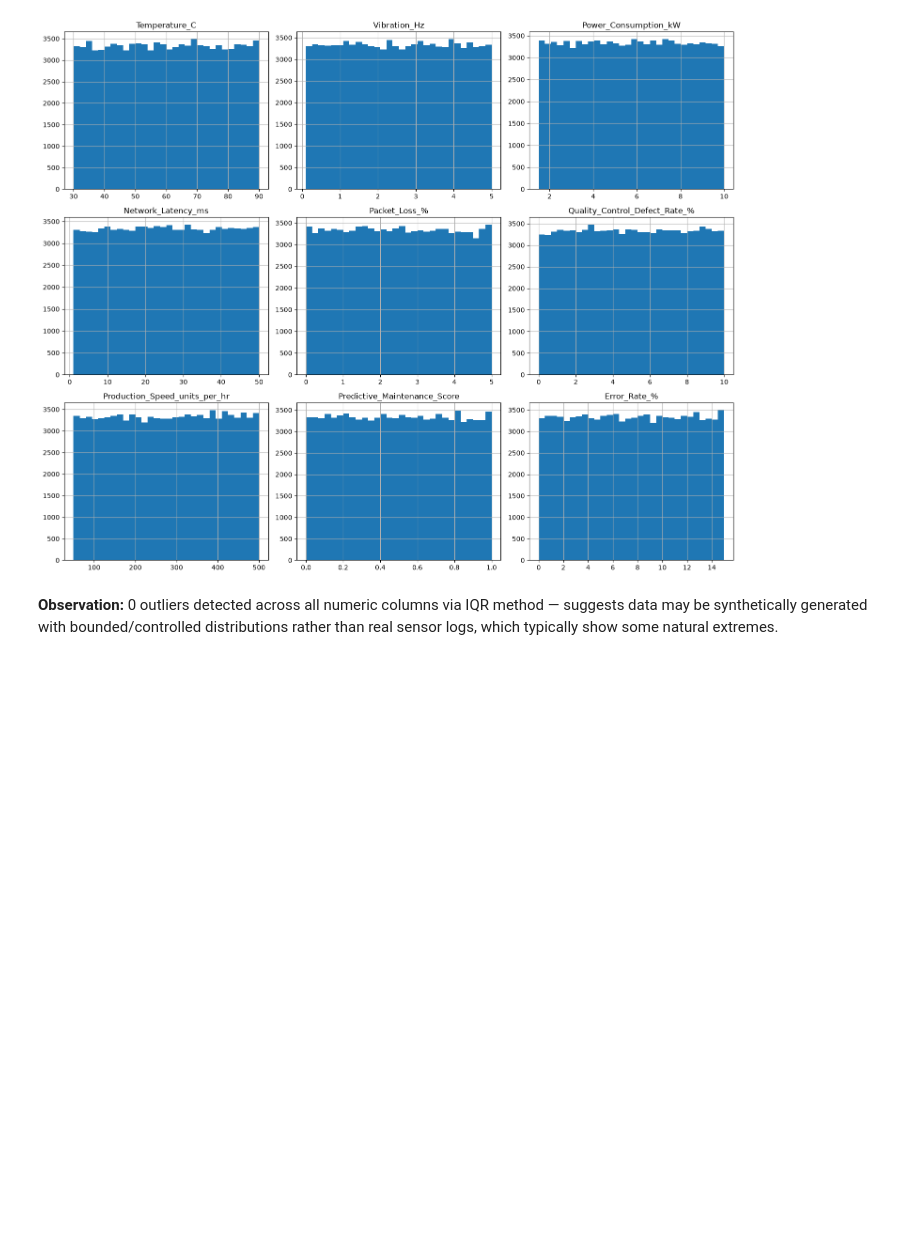
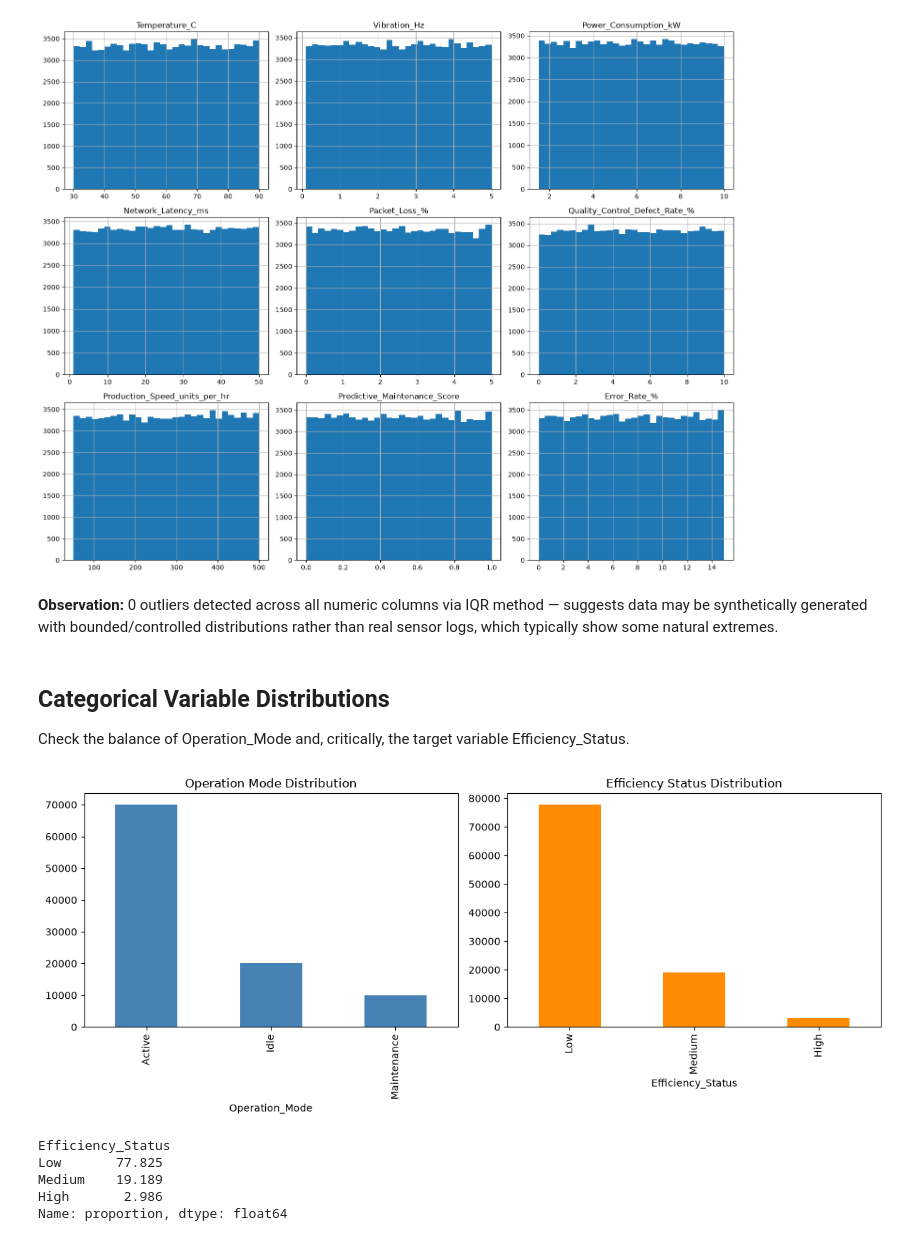
Before and after one commit to VanshKansal1110/Data_Analytics_Projects, a Jupyter notebook: Project_01__6G_Impact_On_Manufacturing/notebooks/01_eda.ipynb, the cells around one changed output. Saved outputs shown, nothing was run; the diff lists cells and outputs as text; code cells hidden in the pictures; blank space fills up the shorter version.

Commit message:
Categorical distributions: Operation_Mode and Efficiency_Status class balance

```diff
--- a/Project_01__6G_Impact_On_Manufacturing/notebooks/01_eda.ipynb
+++ b/Project_01__6G_Impact_On_Manufacturing/notebooks/01_eda.ipynb
@@ -131,3 +131,26 @@ plt.show()
 [figure]
 # %% [markdown]
 **Observation:** 0 outliers detected across all numeric columns via IQR method — suggests data may be synthetically generated with bounded/controlled distributions rather than real sensor logs, which typically show some natural extremes.
+# %% [markdown]
+## Categorical Variable Distributions
+Check the balance of Operation_Mode and, critically, the target variable Efficiency_Status.
+# %%
+fig, axes = plt.subplots(1, 2, figsize=(12, 5))
+
+df['Operation_Mode'].value_counts().plot(kind='bar', ax=axes[0], color='steelblue')
+axes[0].set_title('Operation Mode Distribution')
+
+df['Efficiency_Status'].value_counts().plot(kind='bar', ax=axes[1], color='darkorange')
+axes[1].set_title('Efficiency Status Distribution')
+
+plt.tight_layout()
+plt.show()
+
+print(df['Efficiency_Status'].value_counts(normalize=True) * 100)
+# %% [output]
+[figure, added]
+Efficiency_Status
+Low       77.825
+Medium    19.189
+High       2.986
+Name: proportion, dtype: float64
```
